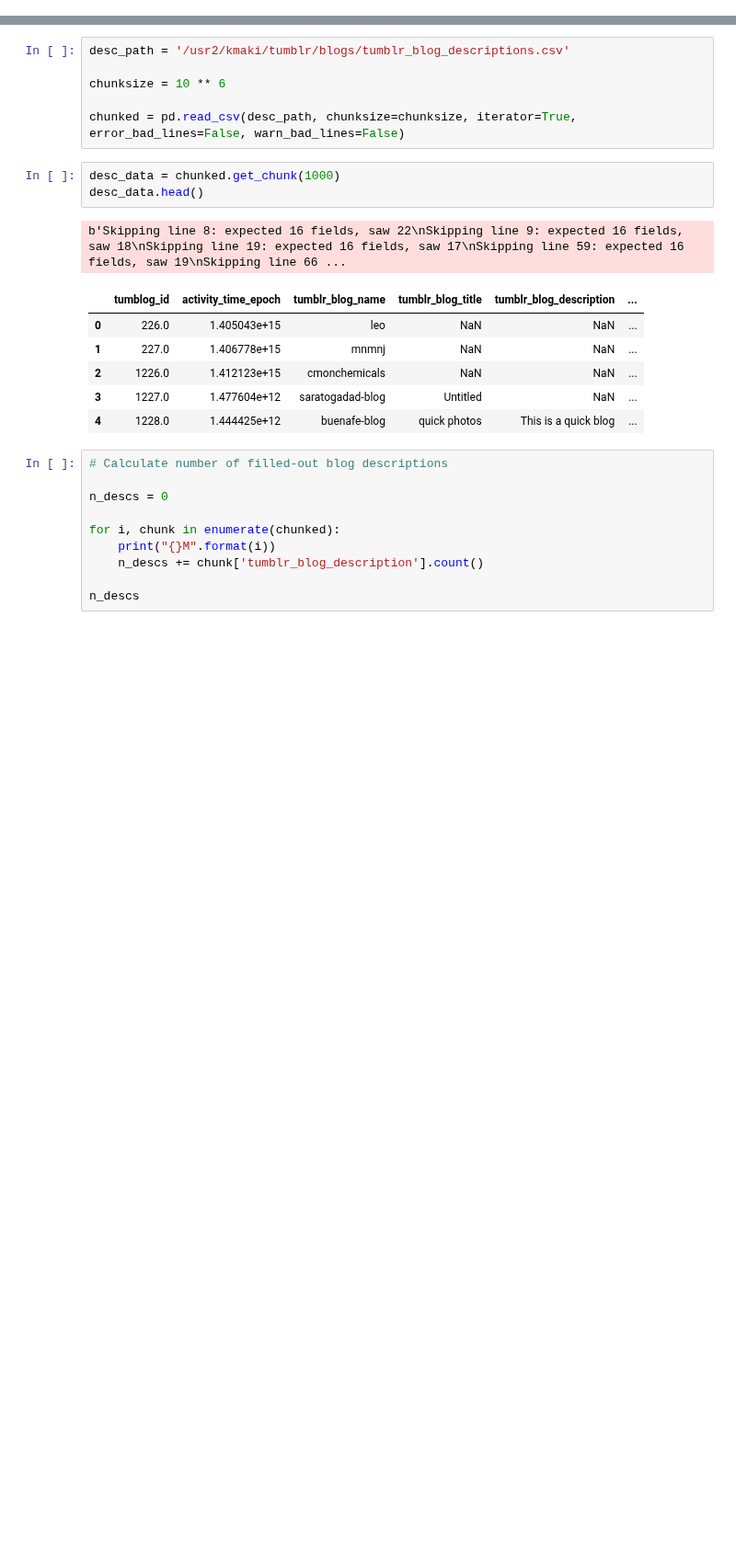
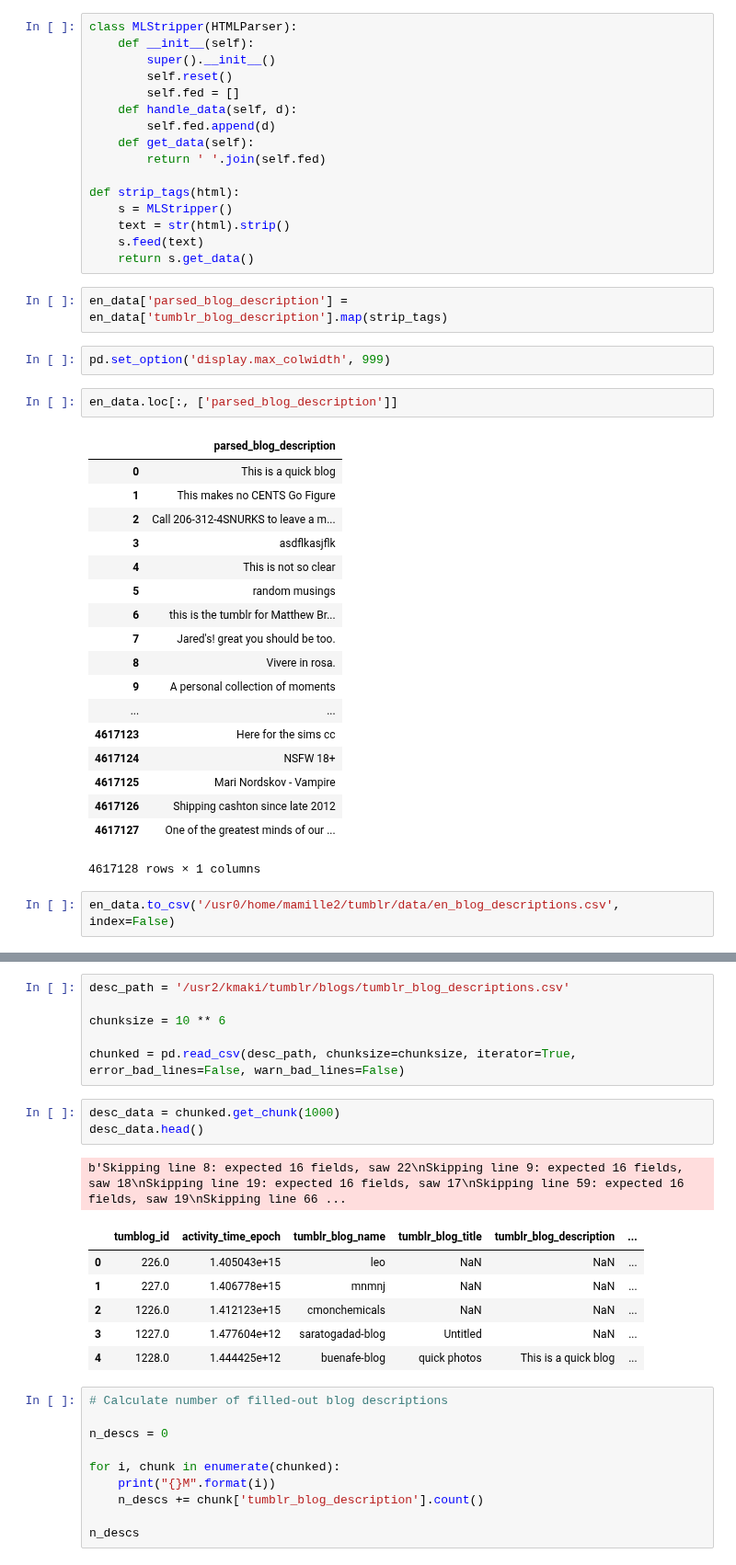
Before and after one commit to michaelmilleryoder/tumblr-scripts, a Jupyter notebook: jupyter/stance_identity_data.ipynb, the cells around one changed output, grey strips where cells are left out. Shown at 92% size. Saved outputs shown, nothing was run; the diff lists cells and outputs as text; blank space fills up the shorter version.

```diff
--- a/jupyter/stance_identity_data.ipynb
+++ b/jupyter/stance_identity_data.ipynb
@@ -15,0 +114,43 @@ import random
+# %%
+class MLStripper(HTMLParser):
+    def __init__(self):
+        super().__init__()
+        self.reset()
+        self.fed = []
+    def handle_data(self, d):
+        self.fed.append(d)
+    def get_data(self):
+        return ' '.join(self.fed)
+
+def strip_tags(html):
+    s = MLStripper()
+    text = str(html).strip()
+    s.feed(text)
+    return s.get_data()
+# %%
+en_data['parsed_blog_description'] = en_data['tumblr_blog_description'].map(strip_tags)
+# %%
+pd.set_option('display.max_colwidth', 999)
+# %%
+en_data.loc[:, ['parsed_blog_description']]
+# %% [output]
+|  | parsed_blog_description |
+| 0 | This is a quick blog |
+| 1 | This makes no CENTS Go Figure |
+| 2 | Call 206-312-4SNURKS to leave a m... |
+| 3 | asdflkasjflk |
+| 4 | This is not so clear |
+| 5 | random musings |
+| 6 | this is the tumblr for Matthew Br... |
+| 7 | Jared's! great you should be too. |
+| 8 | Vivere in rosa. |
+| 9 | A personal collection of moments |
+| ... | ... |
+| 4617123 | Here for the sims cc |
+| 4617124 | NSFW 18+ |
+| 4617125 | Mari Nordskov - Vampire |
+| 4617126 | Shipping cashton since late 2012 |
+| 4617127 | One of the greatest minds of our ... |
+4617128 rows × 1 columns
+# %%
+en_data.to_csv('/usr0/home/mamille2/tumblr/data/en_blog_descriptions.csv', index=False)
```
Also changed, not shown: parts of 35 cells of this notebook, 1 other file.
